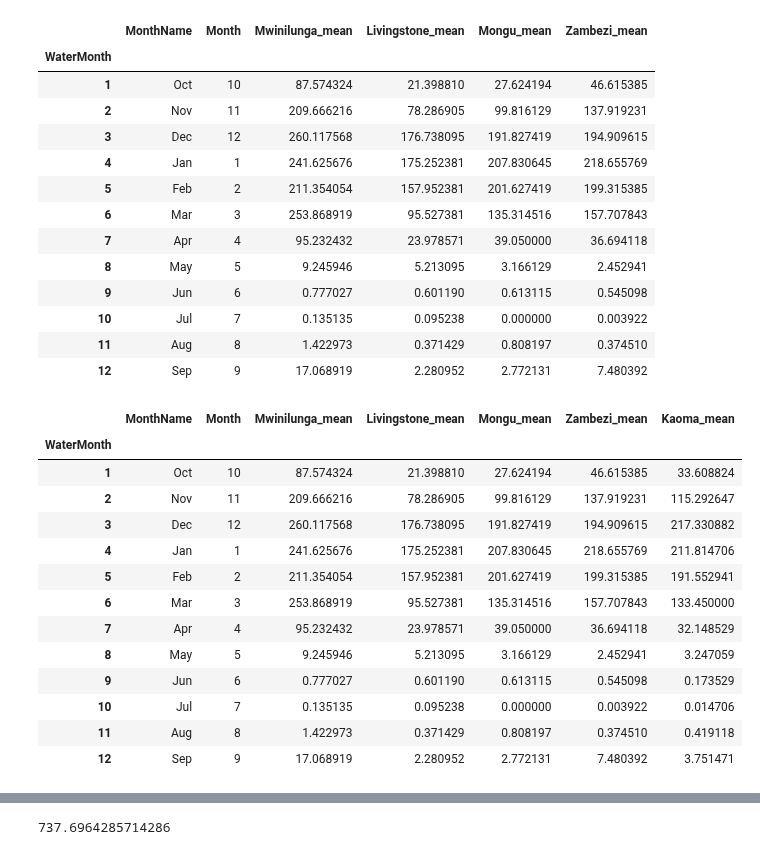
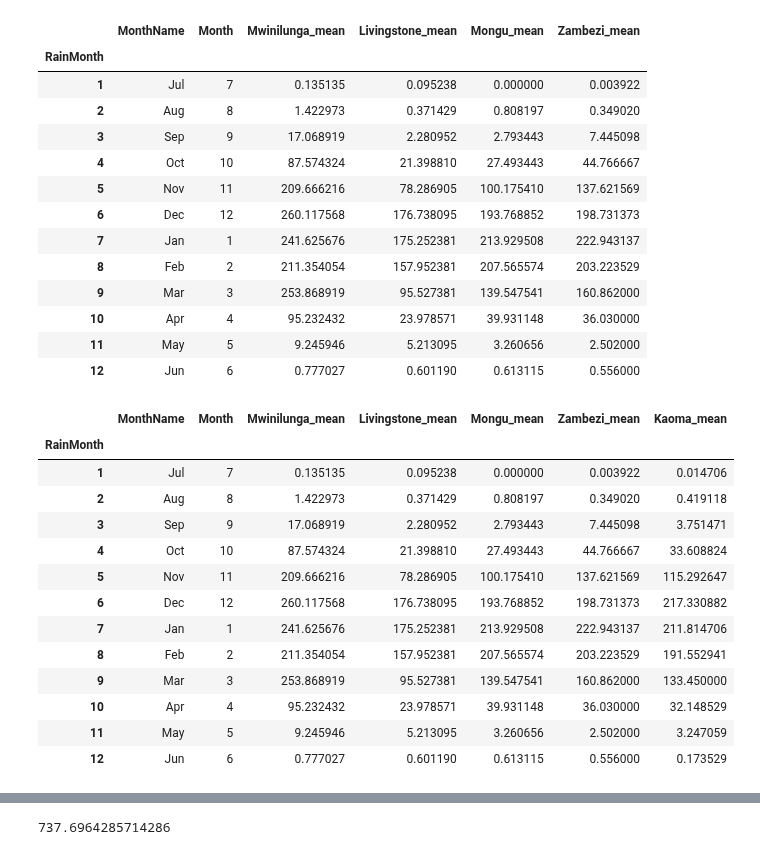
Before and after one commit to AndyFlem/ngonye-notepad, a Jupyter notebook: ngonye_rainfall.ipynb, the cells around one changed output, grey strips where cells are left out. Cells and saved outputs as stored; diff of their text form; code cells hidden in the pictures.

```diff
--- a/ngonye_rainfall.ipynb
+++ b/ngonye_rainfall.ipynb
@@ -135,8 +135,8 @@ lus
 432 rows × 1 columns
 # %%
-calmonthly=pd.DataFrame({'WaterMonth': [1,2,3,4,5,6,7,8,9,10,11,12],'MonthName': ['Oct','Nov','Dec','Jan','Feb','Mar','Apr','May','Jun','Jul','Aug','Sep'], 'Month':[10,11,12,1,2,3,4,5,6,7,8,9]})
-calmonthly=calmonthly.set_index('WaterMonth')
-calmonthly['Mwinilunga_mean']=mwi.groupby('WaterMonth').mean()
+calmonthly=pd.DataFrame({'RainMonth': [1,2,3,4,5,6,7,8,9,10,11,12],'MonthName': ['Jul','Aug','Sep','Oct','Nov','Dec','Jan','Feb','Mar','Apr','May','Jun'], 'Month':[7,8,9,10,11,12,1,2,3,4,5,6]})
+calmonthly=calmonthly.set_index('RainMonth')
+calmonthly['Mwinilunga_mean']=mwi.groupby('RainMonth').mean()
 calmonthly
 # %% [output]
 |  | MonthName | Month | Mwinilunga_mean |
@@ -156,5 +156,5 @@ calmonthly
 # %%
-calmonthly['Livingstone_mean']=liv.groupby('WaterMonth').mean()
+calmonthly['Livingstone_mean']=liv.groupby('RainMonth').mean()
 calmonthly
 # %% [output]
 |  | MonthName | Month | Mwinilunga_mean | Livingstone_mean |
@@ -174,5 +174,5 @@ calmonthly
 # %%
-calmonthly['Mongu_mean']=mon.groupby('WaterMonth').mean()
+calmonthly['Mongu_mean']=mon.groupby('RainMonth').mean()
 calmonthly
 # %% [output]
 |  | MonthName | Month | Mwinilunga_mean | Livingstone_mean | Mongu_mean |
@@ -192,37 +192,37 @@ calmonthly
 # %%
-calmonthly['Zambezi_mean']=zam.groupby('WaterMonth').mean()
+calmonthly['Zambezi_mean']=zam.groupby('RainMonth').mean()
 calmonthly
 # %% [output]
 |  | MonthName | Month | Mwinilunga_mean | Livingstone_mean | Mongu_mean | Zambezi_mean |
-| WaterMonth |  |  |  |  |  |  |
-| 1 | Oct | 10 | 87.574324 | 21.398810 | 27.624194 | 46.615385 |
-| 2 | Nov | 11 | 209.666216 | 78.286905 | 99.816129 | 137.919231 |
-| 3 | Dec | 12 | 260.117568 | 176.738095 | 191.827419 | 194.909615 |
-| 4 | Jan | 1 | 241.625676 | 175.252381 | 207.830645 | 218.655769 |
-| 5 | Feb | 2 | 211.354054 | 157.952381 | 201.627419 | 199.315385 |
-| 6 | Mar | 3 | 253.868919 | 95.527381 | 135.314516 | 157.707843 |
-| 7 | Apr | 4 | 95.232432 | 23.978571 | 39.050000 | 36.694118 |
-| 8 | May | 5 | 9.245946 | 5.213095 | 3.166129 | 2.452941 |
-| 9 | Jun | 6 | 0.777027 | 0.601190 | 0.613115 | 0.545098 |
-| 10 | Jul | 7 | 0.135135 | 0.095238 | 0.000000 | 0.003922 |
-| 11 | Aug | 8 | 1.422973 | 0.371429 | 0.808197 | 0.374510 |
-| 12 | Sep | 9 | 17.068919 | 2.280952 | 2.772131 | 7.480392 |
+| RainMonth |  |  |  |  |  |  |
+| 1 | Jul | 7 | 0.135135 | 0.095238 | 0.000000 | 0.003922 |
+| 2 | Aug | 8 | 1.422973 | 0.371429 | 0.808197 | 0.349020 |
+| 3 | Sep | 9 | 17.068919 | 2.280952 | 2.793443 | 7.445098 |
+| 4 | Oct | 10 | 87.574324 | 21.398810 | 27.493443 | 44.766667 |
+| 5 | Nov | 11 | 209.666216 | 78.286905 | 100.175410 | 137.621569 |
+| 6 | Dec | 12 | 260.117568 | 176.738095 | 193.768852 | 198.731373 |
+| 7 | Jan | 1 | 241.625676 | 175.252381 | 213.929508 | 222.943137 |
+| 8 | Feb | 2 | 211.354054 | 157.952381 | 207.565574 | 203.223529 |
+| 9 | Mar | 3 | 253.868919 | 95.527381 | 139.547541 | 160.862000 |
+| 10 | Apr | 4 | 95.232432 | 23.978571 | 39.931148 | 36.030000 |
+| 11 | May | 5 | 9.245946 | 5.213095 | 3.260656 | 2.502000 |
+| 12 | Jun | 6 | 0.777027 | 0.601190 | 0.613115 | 0.556000 |
 # %%
-calmonthly['Kaoma_mean']=kao.groupby('WaterMonth').mean()
+calmonthly['Kaoma_mean']=kao.groupby('RainMonth').mean()
 calmonthly
 # %% [output]
 |  | MonthName | Month | Mwinilunga_mean | Livingstone_mean | Mongu_mean | Zambezi_mean | Kaoma_mean |
-| WaterMonth |  |  |  |  |  |  |  |
-| 1 | Oct | 10 | 87.574324 | 21.398810 | 27.624194 | 46.615385 | 33.608824 |
-| 2 | Nov | 11 | 209.666216 | 78.286905 | 99.816129 | 137.919231 | 115.292647 |
-| 3 | Dec | 12 | 260.117568 | 176.738095 | 191.827419 | 194.909615 | 217.330882 |
-| 4 | Jan | 1 | 241.625676 | 175.252381 | 207.830645 | 218.655769 | 211.814706 |
-| 5 | Feb | 2 | 211.354054 | 157.952381 | 201.627419 | 199.315385 | 191.552941 |
-| 6 | Mar | 3 | 253.868919 | 95.527381 | 135.314516 | 157.707843 | 133.450000 |
-| 7 | Apr | 4 | 95.232432 | 23.978571 | 39.050000 | 36.694118 | 32.148529 |
-| 8 | May | 5 | 9.245946 | 5.213095 | 3.166129 | 2.452941 | 3.247059 |
-| 9 | Jun | 6 | 0.777027 | 0.601190 | 0.613115 | 0.545098 | 0.173529 |
-| 10 | Jul | 7 | 0.135135 | 0.095238 | 0.000000 | 0.003922 | 0.014706 |
-| 11 | Aug | 8 | 1.422973 | 0.371429 | 0.808197 | 0.374510 | 0.419118 |
-| 12 | Sep | 9 | 17.068919 | 2.280952 | 2.772131 | 7.480392 | 3.751471 |
+| RainMonth |  |  |  |  |  |  |  |
+| 1 | Jul | 7 | 0.135135 | 0.095238 | 0.000000 | 0.003922 | 0.014706 |
+| 2 | Aug | 8 | 1.422973 | 0.371429 | 0.808197 | 0.349020 | 0.419118 |
+| 3 | Sep | 9 | 17.068919 | 2.280952 | 2.793443 | 7.445098 | 3.751471 |
+| 4 | Oct | 10 | 87.574324 | 21.398810 | 27.493443 | 44.766667 | 33.608824 |
+| 5 | Nov | 11 | 209.666216 | 78.286905 | 100.175410 | 137.621569 | 115.292647 |
+| 6 | Dec | 12 | 260.117568 | 176.738095 | 193.768852 | 198.731373 | 217.330882 |
+| 7 | Jan | 1 | 241.625676 | 175.252381 | 213.929508 | 222.943137 | 211.814706 |
+| 8 | Feb | 2 | 211.354054 | 157.952381 | 207.565574 | 203.223529 | 191.552941 |
+| 9 | Mar | 3 | 253.868919 | 95.527381 | 139.547541 | 160.862000 | 133.450000 |
+| 10 | Apr | 4 | 95.232432 | 23.978571 | 39.931148 | 36.030000 | 32.148529 |
+| 11 | May | 5 | 9.245946 | 5.213095 | 3.260656 | 2.502000 | 3.247059 |
+| 12 | Jun | 6 | 0.777027 | 0.601190 | 0.613115 | 0.556000 | 0.173529 |
 # %%
```
Also changed, not shown: parts of 25 cells of this notebook, 10 other files.
